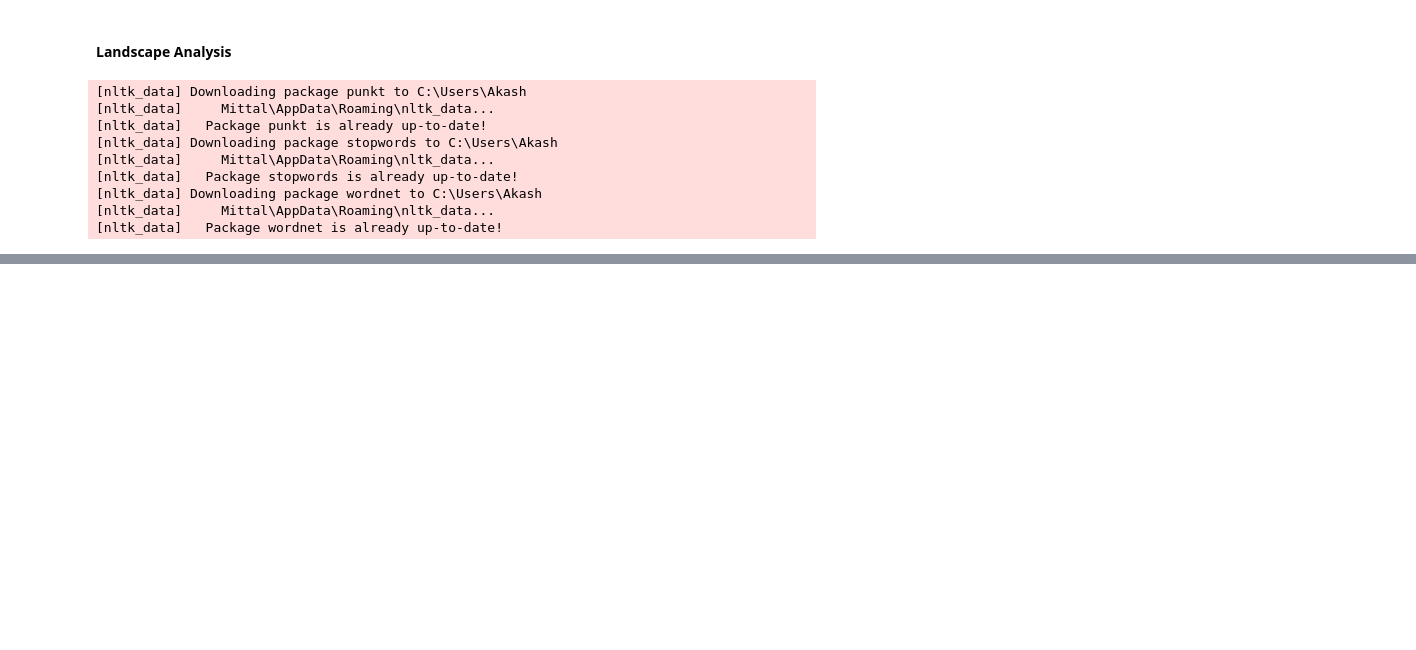
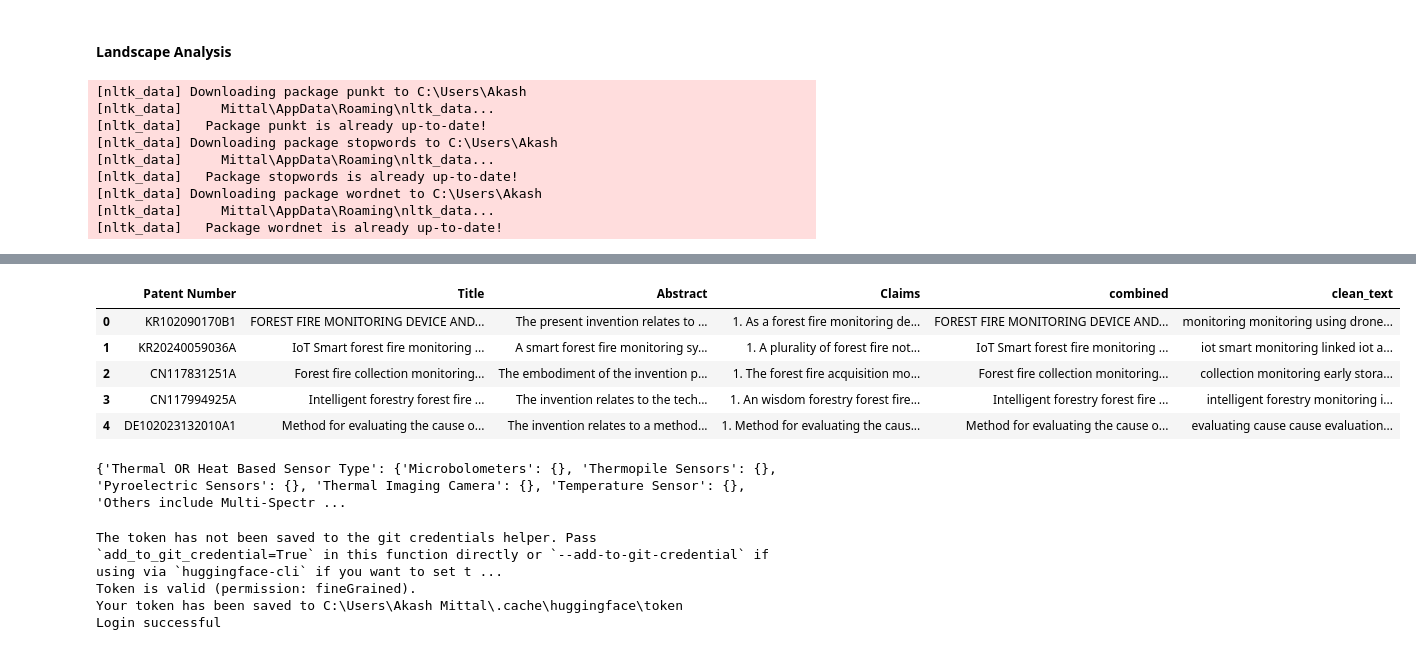
Before and after one commit to sky-akash/Landscape_Analysis, a Jupyter notebook: la_Stepbystep.ipynb, the cells around one changed output, grey strips where cells are left out. Saved outputs shown, nothing was run; the diff lists cells and outputs as text; code cells hidden in the pictures; blank space fills up the shorter version.

```diff
--- a/la_Stepbystep.ipynb
+++ b/la_Stepbystep.ipynb
@@ -40,0 +215,3 @@ bert_model = SentenceTransformer('all-MiniLM-L6-v2')
+# %%
+# Step 1: Load your data
+df = pd.read_excel("data\\patent_data_smallset.xlsx")
@@ -40,0 +227,15 @@ bert_model = SentenceTransformer('all-MiniLM-L6-v2')
+# %%
+# Preprocessing
+
+df = preprocess_dataframe(df)
+
+df.head()
+
+# gives combined data from TAC in smallcase also performing the cleaning using stopwords
+# %% [output]
+|  | Patent Number | Title | Abstract | Claims | combined | clean_text |
+| 0 | KR102090170B1 | FOREST FIRE MONITORING DEVICE AND... | The present invention relates to ... | 1. As a forest fire monitoring de... | FOREST FIRE MONITORING DEVICE AND... | monitoring monitoring using drone... |
+| 1 | KR20240059036A | IoT Smart forest fire monitoring ... | A smart forest fire monitoring sy... | 1. A plurality of forest fire not... | IoT Smart forest fire monitoring ... | iot smart monitoring linked iot a... |
+| 2 | CN117831251A | Forest fire collection monitoring... | The embodiment of the invention p... | 1. The forest fire acquisition mo... | Forest fire collection monitoring... | collection monitoring early stora... |
+| 3 | CN117994925A | Intelligent forestry forest fire ... | The invention relates to the tech... | 1. An wisdom forestry forest fire... | Intelligent forestry forest fire ... | intelligent forestry monitoring i... |
+| 4 | DE102023132010A1 | Method for evaluating the cause o... | The invention relates to a method... | 1. Method for evaluating the caus... | Method for evaluating the cause o... | evaluating cause cause evaluation... |
@@ -40,0 +246,6 @@ bert_model = SentenceTransformer('all-MiniLM-L6-v2')
+# %%
+# taxonomy_labels
+# taxonomy_hierarchy = build_taxonomy_dict()
+print(taxonomy_hierarchy)
+# %% [output]
+{'Thermal OR Heat Based Sensor Type': {'Microbolometers': {}, 'Thermopile Sensors': {}, 'Pyroelectric Sensors': {}, 'Thermal Imaging Camera': {}, 'Temperature Sensor': {}, 'Others include Multi-Spectr ...
@@ -40,0 +282,8 @@ bert_model = SentenceTransformer('all-MiniLM-L6-v2')
+# %%
+from huggingface_hub import login
+login("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")
+# %% [output]
+The token has not been saved to the git credentials helper. Pass `add_to_git_credential=True` in this function directly or `--add-to-git-credential` if using via `huggingface-cli` if you want to set t ...
+Token is valid (permission: fineGrained).
+Your token has been saved to C:\Users\Akash Mittal\.cache\huggingface\token
+Login successful
```
Also changed, not shown: parts of 16 cells of this notebook.
